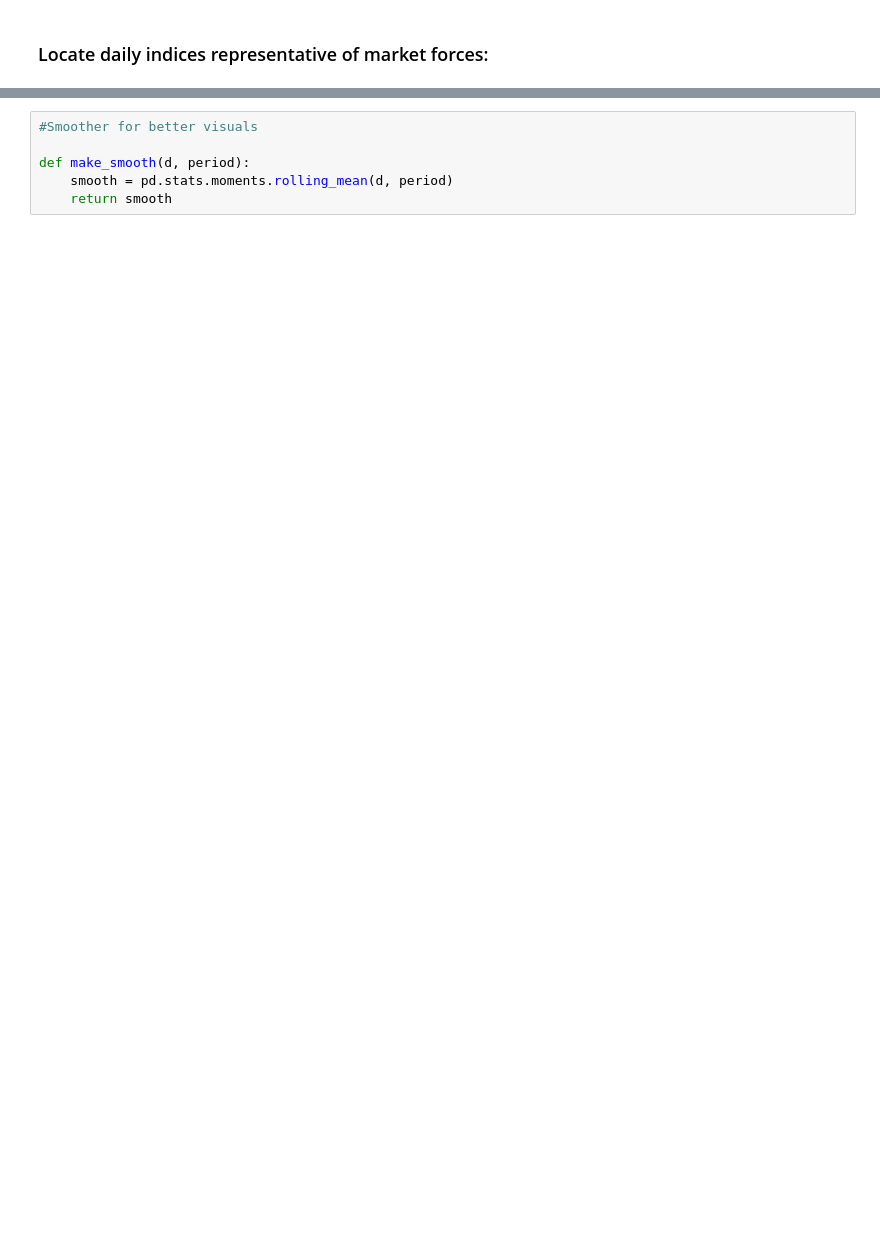
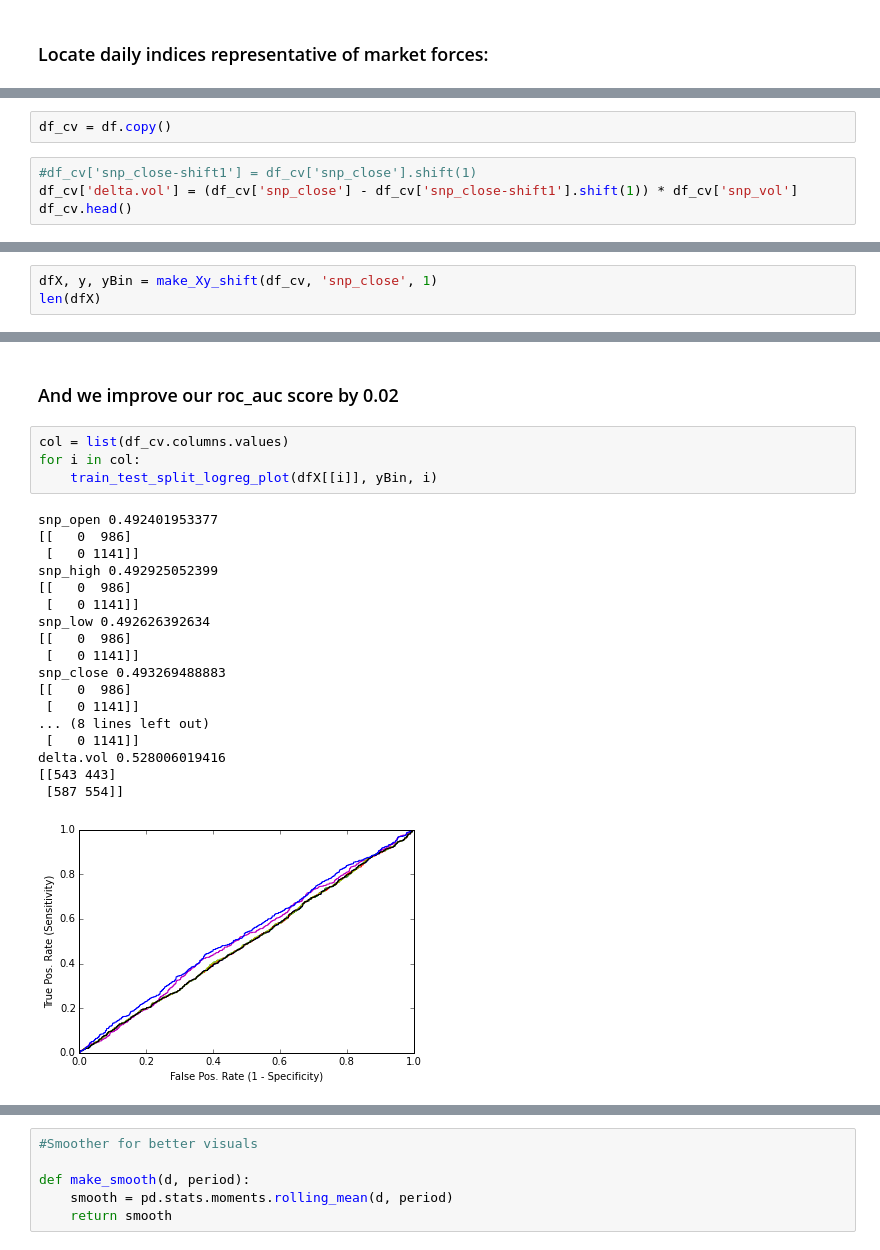
Before and after one commit to michaelsmirnoff/SF_DAT_15_WORK, a Jupyter notebook: brennan/eco_trends.ipynb, the cells around one changed output, grey strips where cells are left out. Cells and saved outputs as stored; diff of their text form; blank space fills up the shorter version.

```diff
--- a/brennan/eco_trends.ipynb
+++ b/brennan/eco_trends.ipynb
@@ -127,0 +292,6 @@ plt.title("MACD differential: 26 vs. 12 day")
+# %%
+df_cv = df.copy()
+# %%
+#df_cv['snp_close-shift1'] = df_cv['snp_close'].shift(1)
+df_cv['delta.vol'] = (df_cv['snp_close'] - df_cv['snp_close-shift1'].shift(1)) * df_cv['snp_vol']
+df_cv.head()
@@ -127,0 +306,3 @@ plt.title("MACD differential: 26 vs. 12 day")
+# %%
+dfX, y, yBin = make_Xy_shift(df_cv, 'snp_close', 1)
+len(dfX)
@@ -127,0 +332,25 @@ plt.title("MACD differential: 26 vs. 12 day")
+# %% [markdown]
+### And we improve our roc_auc score by 0.02
+# %%
+col = list(df_cv.columns.values)
+for i in col:
+    train_test_split_logreg_plot(dfX[[i]], yBin, i)
+# %% [output]
+snp_open 0.492401953377
+[[   0  986]
+ [   0 1141]]
+snp_high 0.492925052399
+[[   0  986]
+ [   0 1141]]
+snp_low 0.492626392634
+[[   0  986]
+ [   0 1141]]
+snp_close 0.493269488883
+[[   0  986]
+ [   0 1141]]
+... (8 lines left out)
+ [   0 1141]]
+delta.vol 0.528006019416
+[[543 443]
+ [587 554]]
+[figure, added]
```
Also changed, not shown: parts of 149 cells of this notebook.
